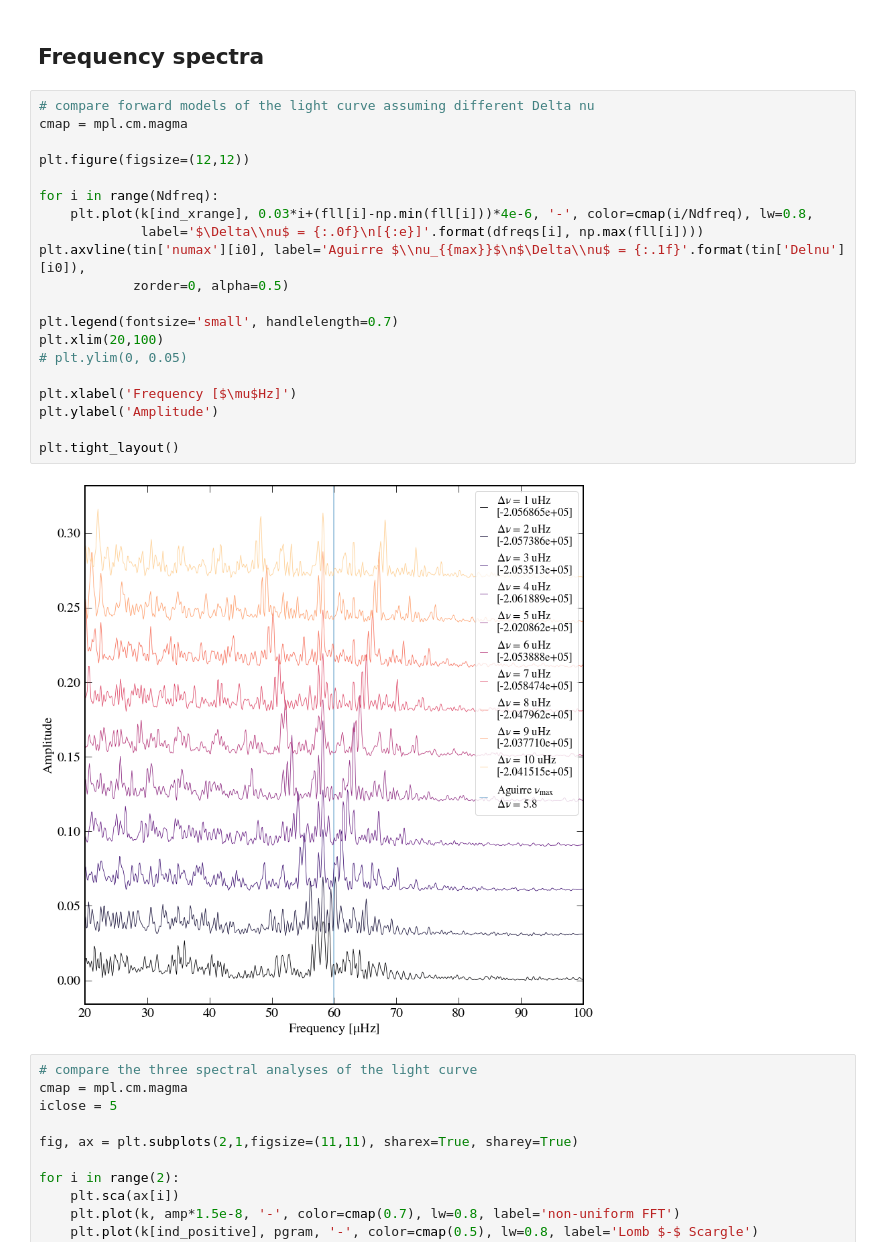
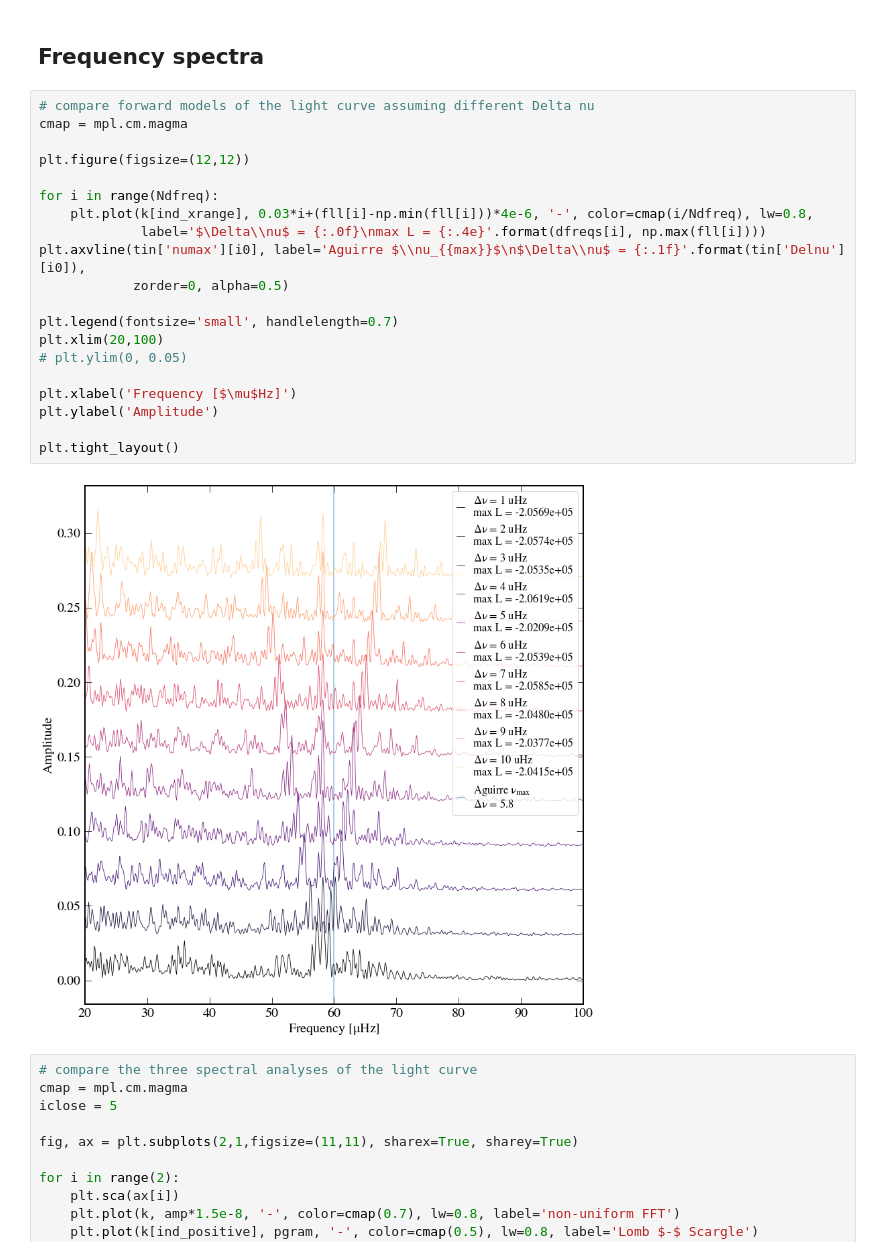
Before and after one commit to abonaca/tess_giants, a Jupyter notebook: notebooks/Light_Curve_Primer.ipynb, the cells around one changed output. Cells and saved outputs as stored; diff of their text form.

```diff
--- a/notebooks/Light_Curve_Primer.ipynb
+++ b/notebooks/Light_Curve_Primer.ipynb
@@ -100,25 +100,25 @@ for i in range(Ndfreq):
 # %%
 # compare forward models of the light curve assuming different Delta nu
 cmap = mpl.cm.magma
 
 plt.figure(figsize=(12,12))
 
 for i in range(Ndfreq):
     plt.plot(k[ind_xrange], 0.03*i+(fll[i]-np.min(fll[i]))*4e-6, '-', color=cmap(i/Ndfreq), lw=0.8,
-             label='$\Delta\\nu$ = {:.0f}\n[{:e}]'.format(dfreqs[i], np.max(fll[i])))
+             label='$\Delta\\nu$ = {:.0f}\nmax L = {:.4e}'.format(dfreqs[i], np.max(fll[i])))
 plt.axvline(tin['numax'][i0], label='Aguirre $\\nu_{{max}}$\n$\Delta\\nu$ = {:.1f}'.format(tin['Delnu'][i0]),
             zorder=0, alpha=0.5)
 
 plt.legend(fontsize='small', handlelength=0.7)
 plt.xlim(20,100)
 # plt.ylim(0, 0.05)
 
 plt.xlabel('Frequency [$\mu$Hz]')
 plt.ylabel('Amplitude')
 
 plt.tight_layout()
 # %% [output]
-[figure, old version]
+[figure, new version]
 # %%
 # compare the three spectral analyses of the light curve
 cmap = mpl.cm.magma
```
